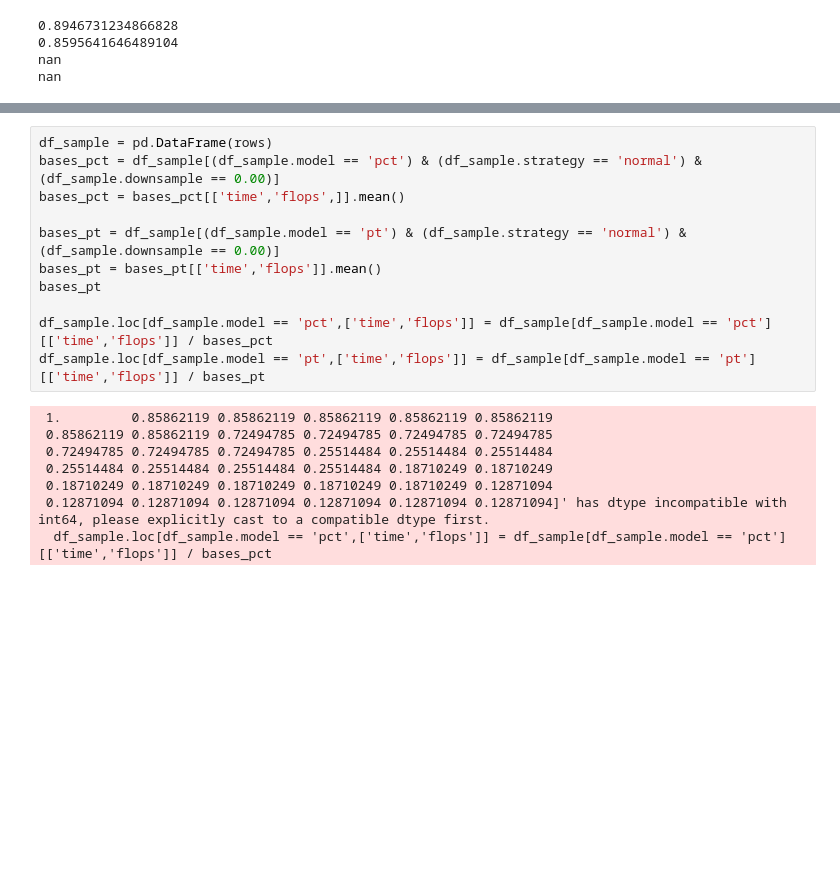
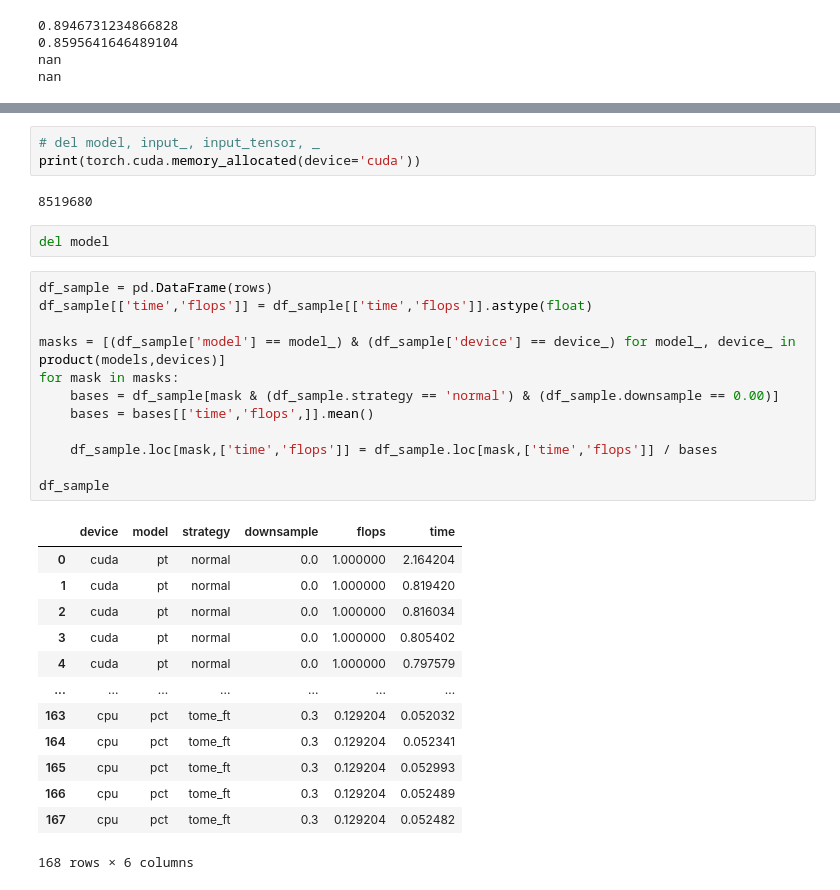
Before and after one commit to mehardsingh/point-transformer-cardinality-reduction, a Jupyter notebook: best_accs.ipynb, the cells around one changed output, grey strips where cells are left out. Cells and saved outputs as stored; diff of their text form; blank space fills up the shorter version.

```diff
--- a/best_accs.ipynb
+++ b/best_accs.ipynb
@@ -288,21 +260,35 @@ initing tome with downsampling factor = 0.7 and use_xyz = False
-# %%
-df_sample = pd.DataFrame(rows)
-bases_pct = df_sample[(df_sample.model == 'pct') & (df_sample.strategy == 'normal') & (df_sample.downsample == 0.00)]
-bases_pct = bases_pct[['time','flops',]].mean()
-
-bases_pt = df_sample[(df_sample.model == 'pt') & (df_sample.strategy == 'normal') & (df_sample.downsample == 0.00)]
-bases_pt = bases_pt[['time','flops']].mean()
-bases_pt
-
-df_sample.loc[df_sample.model == 'pct',['time','flops']] = df_sample[df_sample.model == 'pct'][['time','flops']] / bases_pct
-df_sample.loc[df_sample.model == 'pt',['time','flops']] = df_sample[df_sample.model == 'pt'][['time','flops']] / bases_pt
-# %% [output]
- 1.         0.85862119 0.85862119 0.85862119 0.85862119 0.85862119
- 0.85862119 0.85862119 0.72494785 0.72494785 0.72494785 0.72494785
- 0.72494785 0.72494785 0.72494785 0.25514484 0.25514484 0.25514484
- 0.25514484 0.25514484 0.25514484 0.25514484 0.18710249 0.18710249
- 0.18710249 0.18710249 0.18710249 0.18710249 0.18710249 0.12871094
- 0.12871094 0.12871094 0.12871094 0.12871094 0.12871094 0.12871094]' has dtype incompatible with int64, please explicitly cast to a compatible dtype first.
-  df_sample.loc[df_sample.model == 'pct',['time','flops']] = df_sample[df_sample.model == 'pct'][['time','flops']] / bases_pct
+# %%
+# del model, input_, input_tensor, _
+print(torch.cuda.memory_allocated(device='cuda'))
+# %% [output]
+8519680
+# %%
+del model
+# %%
+df_sample = pd.DataFrame(rows)
+df_sample[['time','flops']] = df_sample[['time','flops']].astype(float)
+
+masks = [(df_sample['model'] == model_) & (df_sample['device'] == device_) for model_, device_ in product(models,devices)]
+for mask in masks:
+    bases = df_sample[mask & (df_sample.strategy == 'normal') & (df_sample.downsample == 0.00)]
+    bases = bases[['time','flops',]].mean()
+
+    df_sample.loc[mask,['time','flops']] = df_sample.loc[mask,['time','flops']] / bases
+
+df_sample
+# %% [output]
+|  | device | model | strategy | downsample | flops | time |
+| 0 | cuda | pt | normal | 0.0 | 1.000000 | 2.164204 |
+| 1 | cuda | pt | normal | 0.0 | 1.000000 | 0.819420 |
+| 2 | cuda | pt | normal | 0.0 | 1.000000 | 0.816034 |
+| 3 | cuda | pt | normal | 0.0 | 1.000000 | 0.805402 |
+| 4 | cuda | pt | normal | 0.0 | 1.000000 | 0.797579 |
+| ... | ... | ... | ... | ... | ... | ... |
+| 163 | cpu | pct | tome_ft | 0.3 | 0.129204 | 0.052032 |
+| 164 | cpu | pct | tome_ft | 0.3 | 0.129204 | 0.052341 |
+| 165 | cpu | pct | tome_ft | 0.3 | 0.129204 | 0.052993 |
+| 166 | cpu | pct | tome_ft | 0.3 | 0.129204 | 0.052489 |
+| 167 | cpu | pct | tome_ft | 0.3 | 0.129204 | 0.052482 |
+168 rows × 6 columns
 # %%
 # melted2 = pd.DataFrame(time_dict2).reset_index().rename(columns={'level_0':'agg','level_1':'downsample'}).explode(column=['pct','pt']).melt(id_vars = ['agg','downsample']).rename(columns={'value':'Time'})#.explode(column='value').reset_index(drop=True)
```
Also changed, not shown: parts of 10 cells of this notebook, 1 other file.
